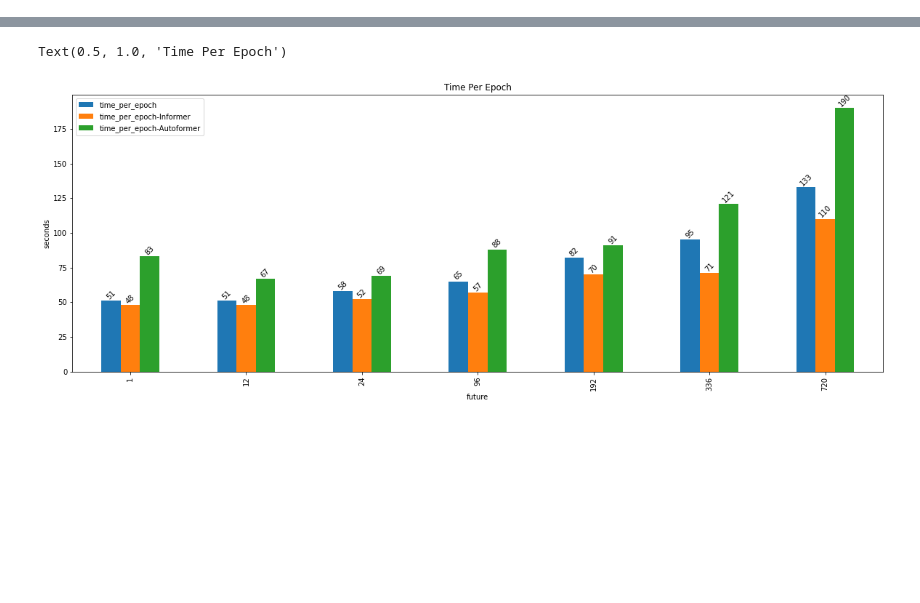
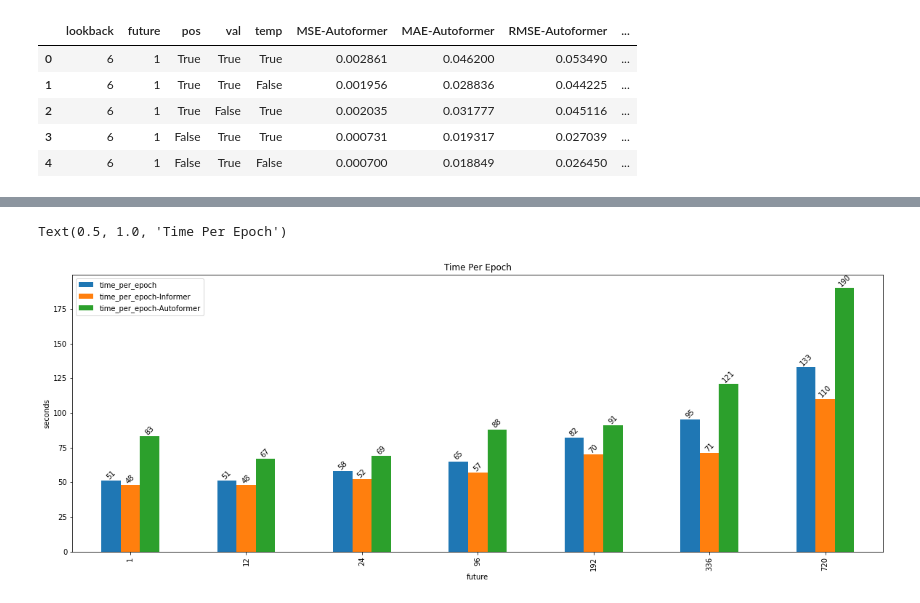
Before and after one commit to Vaiyani/mvaiyani-thesis, a Jupyter notebook: Results/Parser.ipynb, the cells around one changed output, grey strips where cells are left out. Saved outputs shown, nothing was run; the diff lists cells and outputs as text; code cells hidden in the pictures; blank space fills up the shorter version.

```diff
--- a/Results/Parser.ipynb
+++ b/Results/Parser.ipynb
@@ -1,10 +1,12 @@
 # %%
 import pandas as pd
 import matplotlib.pyplot as plt
+import numpy as np
 from collections import defaultdict
 pd.set_option('display.max_columns', None)
+pd.set_option('display.expand_frame_repr', False)
 # %%
-def parse_results(filename:str) -> pd.DataFrame:
+def parse_results(filename:str, mv:bool = False) -> pd.DataFrame:
     "Parse results text filename and creates a pandas DataFrame"
 
     data = defaultdict(list)
@@ -16,21 +18,22 @@ def parse_results(filename:str) -> pd.DataFrame:
                 result = line.replace(" ", "").split(',')
                 data['MSE'].append(round(float(result[0].split(':')[1]),8))
                 data['MAE'].append(round(float(result[1].split(':')[1]),8))
-                data['RMSE'].append(round(float(result[2].split(':')[1]),8))
-                data['MAPE'].append(round(float(result[3].split(':')[1]),8))
-                data['MSPE'].append(round(float(result[4].split(':')[1]),8))
-                data['RSE'].append(round(float(result[5].split(':')[1]),8))
-                data['R2'].append(round(float(result[6].split(':')[1]),8))
-                data['train_time'].append(round(float(result[7].split(':')[1]),8))
-                data['test_time'].append(round(float(result[8].split(':')[1]),8))
-                if len(result) > 9:
-                    data['epochs'].append(round(float(result[9].split(':')[1]),8))
-                else:
-                    data['epochs'].append(1)
+                if not mv:
+                    data['RMSE'].append(round(float(result[2].split(':')[1]),8))
+                    data['MAPE'].append(round(float(result[3].split(':')[1]),8))
+                    data['MSPE'].append(round(float(result[4].split(':')[1]),8))
+                    data['RSE'].append(round(float(result[5].split(':')[1]),8))
+                    data['R2'].append(round(float(result[6].split(':')[1]),8))
+                    data['train_time'].append(round(float(result[7].split(':')[1]),8))
+                    data['test_time'].append(round(float(result[8].split(':')[1]),8))
+                    if len(result) > 9:
+                        data['epochs'].append(round(float(result[9].split(':')[1]),8))
+                    else:
+                        data['epochs'].append(1)
 
             else:
                 attributes = line.split(sep='_')
-#                 print(attributes[0])
+#                 print(attributes)
                 data['model'].append(attributes[0])
                 data['lookback'].append(int(attributes[1].split('-')[1]))
                 data['future'].append(int(attributes[3].split('-')[1]))
@@ -76,4 +79,6 @@ def slice_and_dice(formers:pd.DataFrame, lstms: pd.DataFrame) -> pd.DataFrame:
                        .merge(lstms, how="left",  on=["lookback", "future"], suffixes=('-Transformer', '-LSTM'))
 
     return df
+
+# def compare_uni_multi(uni: pd.DataFrame, mv: pd.DataFrame) -> pd.DataFrame:
 # %%
@@ -84,0 +95,11 @@ lstms_red = parse_lstms('result-lstm-reduced-data.txt')
+# %%
+df_org = slice_and_dice(univariate_formers_org, univariate_lstms_org)
+df_org.head()
+# df_org['data_type'] = 'original'
+# %% [output]
+|  | lookback | future | pos | val | temp | MSE-Autoformer | MAE-Autoformer | RMSE-Autoformer | ... |
+| 0 | 6 | 1 | True | True | True | 0.002861 | 0.046200 | 0.053490 | ... |
+| 1 | 6 | 1 | True | True | False | 0.001956 | 0.028836 | 0.044225 | ... |
+| 2 | 6 | 1 | True | False | True | 0.002035 | 0.031777 | 0.045116 | ... |
+| 3 | 6 | 1 | False | True | True | 0.000731 | 0.019317 | 0.027039 | ... |
+| 4 | 6 | 1 | False | True | False | 0.000700 | 0.018849 | 0.026450 | ... |
```
Also changed, not shown: parts of 20 cells of this notebook, 6 other files.
